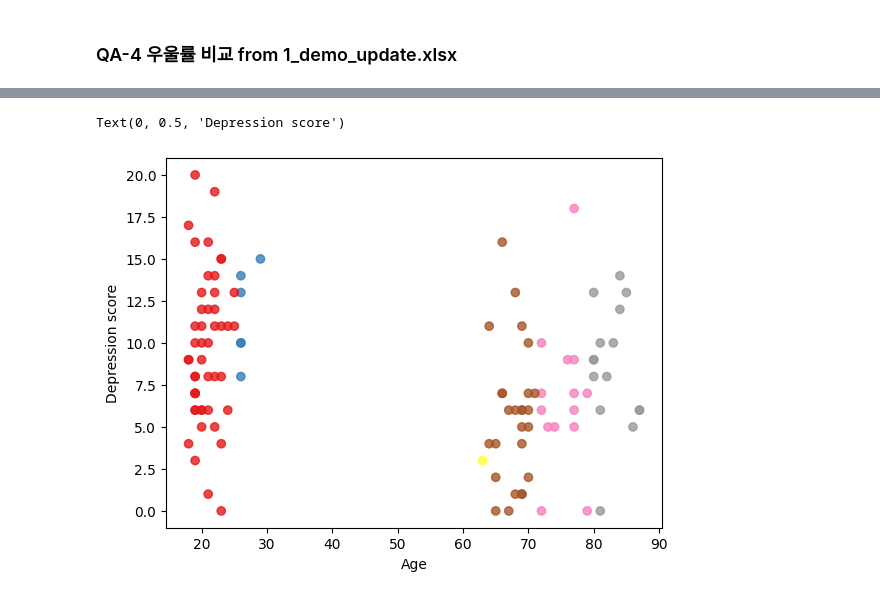
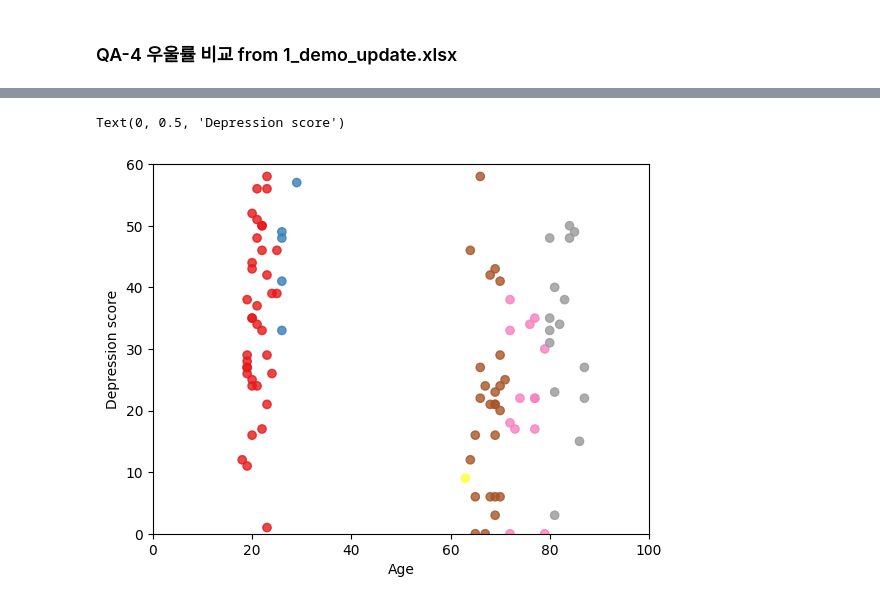
Before and after one commit to jayleekr/cps_code_space, a Jupyter notebook: lectures/day6/hw-6.ipynb, the cells around one changed output, grey strips where cells are left out. Drawn from its saved outputs; the diff is of its cells as text; code cells hidden in the pictures.

```diff
--- a/lectures/day6/hw-6.ipynb
+++ b/lectures/day6/hw-6.ipynb
@@ -186,9 +180,26 @@ Text(0, 0.5, 'Depression score')
-# %%
-# Let's compare depression score by age
-plt.scatter(df2['age'], df2['S-CESD'], c=df2['age'], cmap='Set1', alpha=0.8,
-            label='Depression score')
-plt.xlabel('Age')
-plt.ylabel('Depression score')
-# %% [output]
-Text(0, 0.5, 'Depression score')
-[figure, removed]
+# %%
+# Ok, Let's compare depression score by age
+
+# Let's just see the graph of depression score by age
+
+# S-CESD -> short version of CESD
+# CESD -> long version of CESD
+# We need to sum up the short version of CESD and long version of CESD
+# And S-CESD * 2 is same as CESD in score-wise
+
+# Let's just see the graph of depression score by age
+x_values = df2['age']
+y_values = df2['S-CESD'] * 2 + df2['CESD']
+
+plt.xlim([0, 100])  # Set the x-axis limits to [0, 100]
+plt.ylim([0, 60])  # Set the y-axis limits to [0, 60]
+
+# Let's compare depression score by age
+plt.scatter(x=x_values,y=y_values, c=df2['age'], cmap='Set1', alpha=0.8,
+            label='Depression score')
+
+plt.xlabel('Age')
+plt.ylabel('Depression score')
+# %% [output]
+Text(0, 0.5, 'Depression score')
+[figure, added]
```
Also changed, not shown: parts of 3 cells of this notebook.
